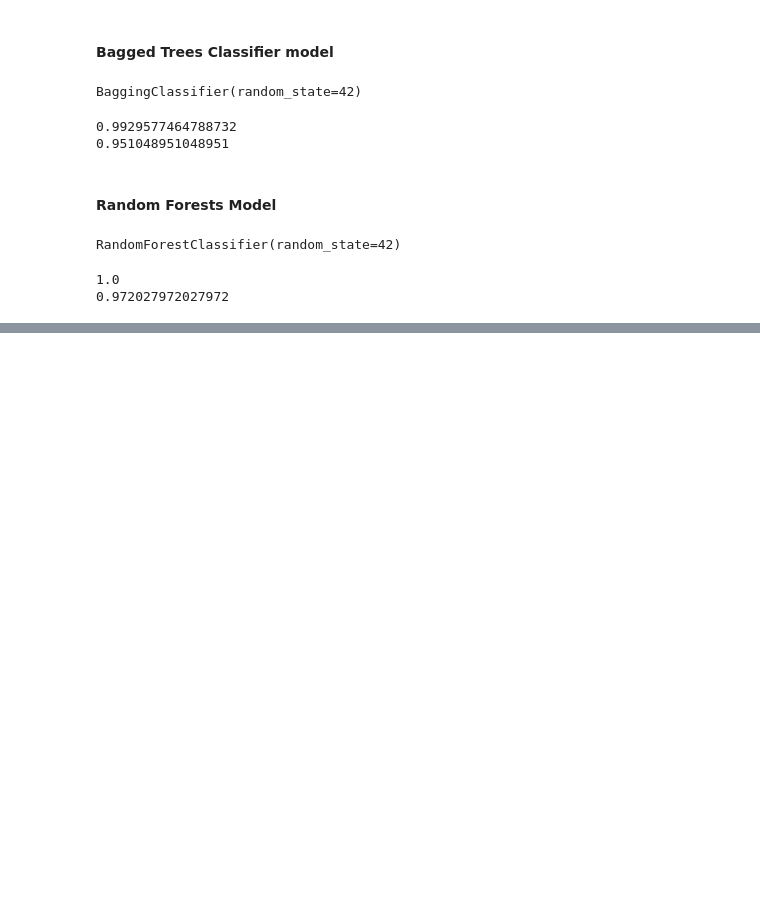
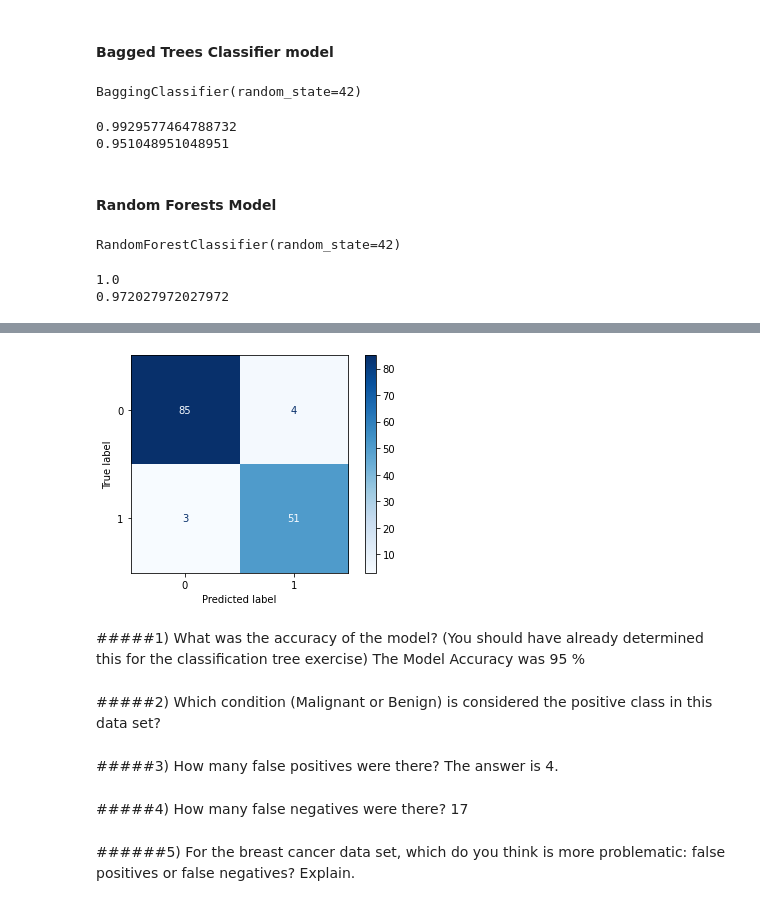
Before and after one commit to amrrahman1/Classification-Tree-Exercise-Practice-, a Jupyter notebook: Classification_Tree_Exercise_(Practice).ipynb, the cells around one changed output, grey strips where cells are left out. Drawn from its saved outputs; the diff is of its cells as text; code cells hidden in the pictures; blank space fills up the shorter version.

```diff
--- a/Classification_Tree_Exercise_(Practice).ipynb
+++ b/Classification_Tree_Exercise_(Practice).ipynb
@@ -90,0 +106,18 @@ print(rf_test_score)
+# %%
+# Confusion Matrix for the Random Forests model
+plot_confusion_matrix(bagged, X_test, y_test, cmap = 'Blues');
+# %% [output]
+[figure, added]
+# %% [markdown]
+#####1) What was the accuracy of the model? (You should have already determined this for the classification tree exercise)
+The Model Accuracy was 95 %
+# %% [markdown]
+#####2) Which condition (Malignant or Benign) is considered the positive class in this data set?
+# %% [markdown]
+#####3) How many false positives were there?
+The answer is 4.
+# %% [markdown]
+#####4) How many false negatives were there?
+17
+# %% [markdown]
+######5) For the breast cancer data set, which do you think is more problematic: false positives or false negatives? Explain.
```
Also changed, not shown: parts of 4 cells of this notebook.
